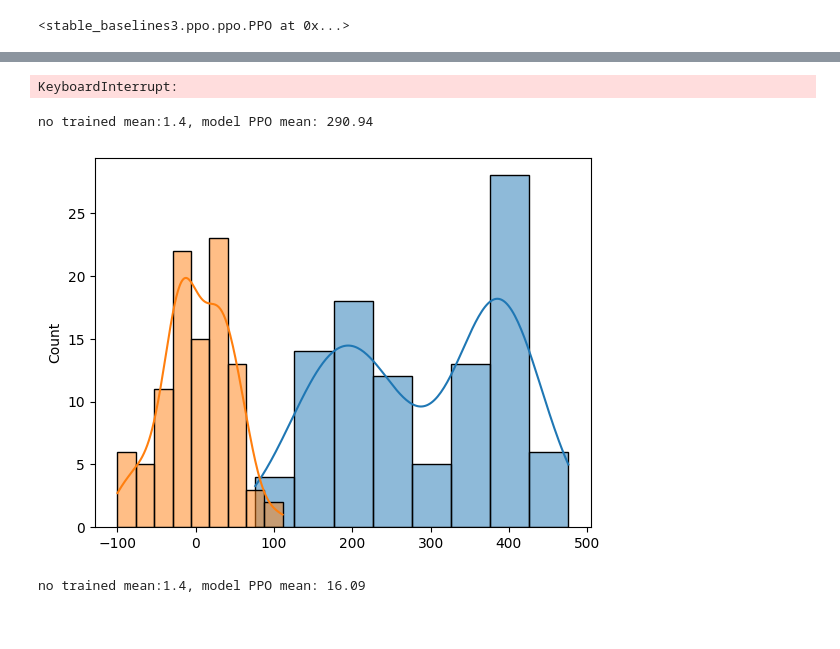
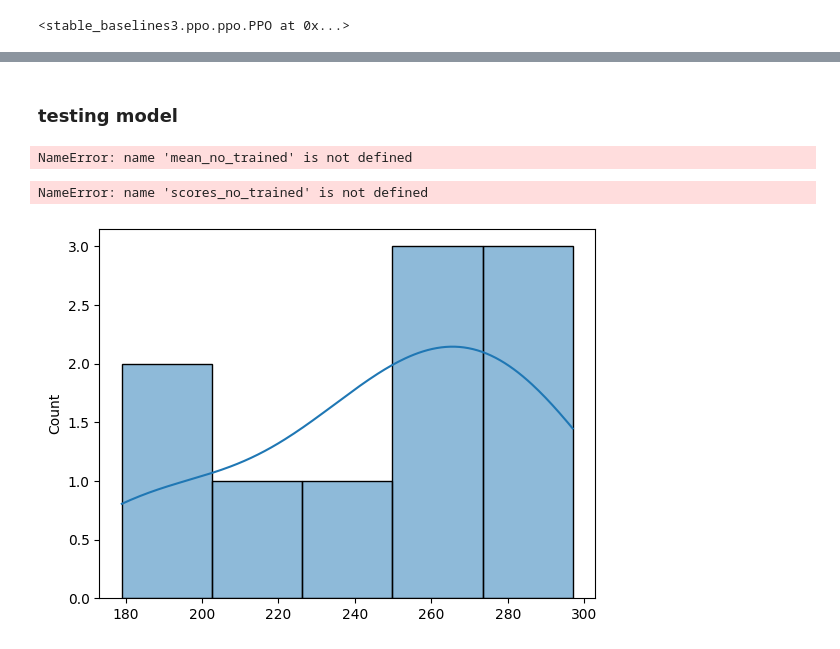
Before and after one commit to LucR31/rendezvous, a Jupyter notebook: test_env.ipynb, the cells around one changed output, grey strips where cells are left out. Cells and saved outputs as stored; diff of their text form; code cells hidden in the pictures.

```diff
--- a/test_env.ipynb
+++ b/test_env.ipynb
@@ -49,9 +47,8 @@ env=DummyVecEnv([lambda: env])
+# %%
+log_path=os.path.join("logs","model_dist_5")
 # %%
-model=PPO("MultiInputPolicy", env, verbose=0)
-model.learn(total_timesteps=40000)
+env_dummy=DummyVecEnv([lambda: env])
+model=PPO("MultiInputPolicy", env_dummy, verbose=0,tensorboard_log=log_path)
+model.learn(total_timesteps=50000)
 # %% [output]
 <stable_baselines3.ppo.ppo.PPO at 0x...>
-# %%
-env=Poliastro_env(render_mode="human",
-                      r_1=[-6545, -3490, 2500],
-                      v_1=[-3.457, 6.618, 2.533])
@@ -58,17 +62,14 @@ env=Poliastro_env(render_mode="human",
+# %% [markdown]
+### testing model
 # %%
-meanb, list_b=play_game_train(10, env, model)
+mean_trained, list_trained=play_game_train(10, env, model)
-# %% [output]
-KeyboardInterrupt:
 # %%
-print(f"no trained mean:{mean_no_trained}, model PPO mean: {meanb}")
+print(f"no trained mean:{mean_no_trained}, model PPO mean: {mean_trained}")
 # %% [output]
-no trained mean:1.4, model PPO mean: 290.94
+NameError: name 'mean_no_trained' is not defined
 # %%
-sns.histplot(list_b, kde=True);
+sns.histplot(list_trained, kde=True);
 sns.histplot(scores_no_trained,kde=True);
 # %% [output]
+NameError: name 'scores_no_trained' is not defined
-[figure, old version]
+[figure, new version]
-# %%
-print(f"no trained mean:{mean_no_trained}, model PPO mean: {meanb}")#different initial position
-# %% [output]
-no trained mean:1.4, model PPO mean: 16.09
```
Also changed, not shown: parts of 13 cells of this notebook, 4 other files.
